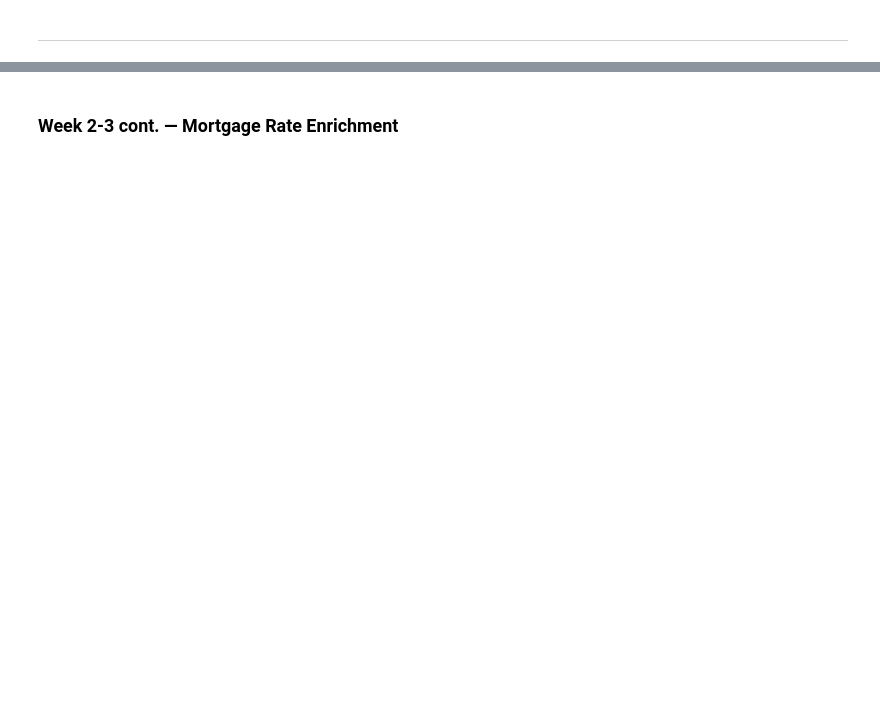
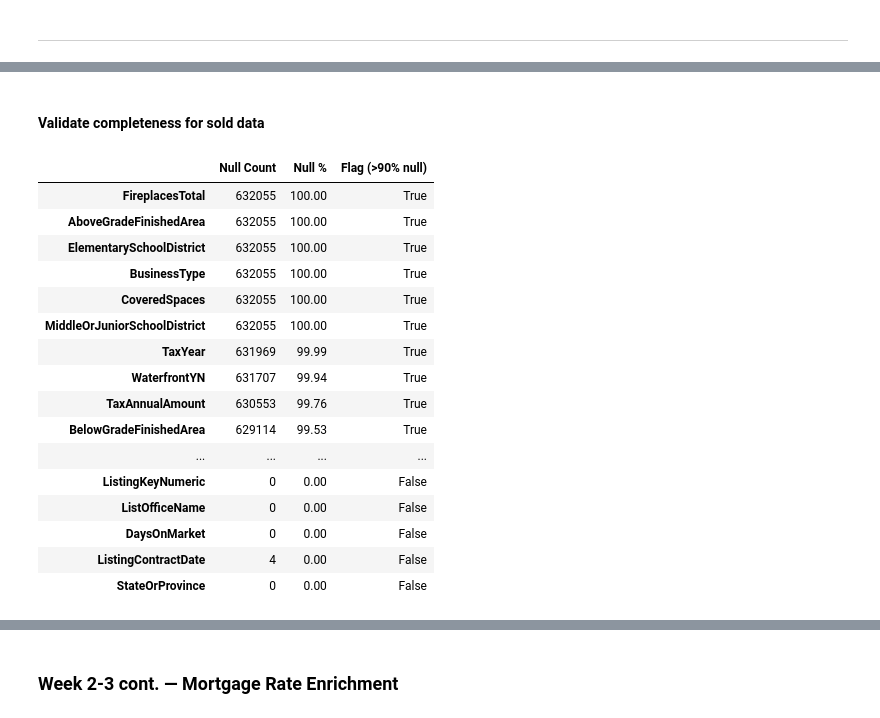
Before and after one commit to yuliLinn/IDX_YuLi, a Jupyter notebook: MLS_project_yuliLinn.ipynb, the cells around one changed output, grey strips where cells are left out. Cells and saved outputs as stored; diff of their text form; code cells hidden in the pictures; blank space fills up the shorter version.

```diff
--- a/MLS_project_yuliLinn.ipynb
+++ b/MLS_project_yuliLinn.ipynb
@@ -127,0 +150,3 @@ sold_resid.to_csv("week1_sold_resid.csv", index=False)
+# %%
+pd.set_option('display.max_columns', None)
+sold.head()
@@ -127,0 +204,32 @@ sold_resid.to_csv("week1_sold_resid.csv", index=False)
+# %%
+sold_resid = sold[sold["PropertyType"].isin(["Residential", "ResidentialLease", "ResidentialIncome"])]
+# %% [markdown]
+#### Validate completeness for sold data
+# %%
+null_report_sold = pd.DataFrame({
+    "Null Count": sold_resid.isnull().sum(),
+    "Null %": (sold_resid.isnull().sum() / len(sold_resid) * 100).round(2)
+})
+
+null_report_sold["Flag (>90% null)"] = null_report_sold["Null %"] > 90
+
+null_report_sold = null_report_sold.sort_values("Null %", ascending=False)
+null_report_sold
+# %% [output]
+|  | Null Count | Null % | Flag (>90% null) |
+| FireplacesTotal | 632055 | 100.00 | True |
+| AboveGradeFinishedArea | 632055 | 100.00 | True |
+| ElementarySchoolDistrict | 632055 | 100.00 | True |
+| BusinessType | 632055 | 100.00 | True |
+| CoveredSpaces | 632055 | 100.00 | True |
+| MiddleOrJuniorSchoolDistrict | 632055 | 100.00 | True |
+| TaxYear | 631969 | 99.99 | True |
+| WaterfrontYN | 631707 | 99.94 | True |
+| TaxAnnualAmount | 630553 | 99.76 | True |
+| BelowGradeFinishedArea | 629114 | 99.53 | True |
+| ... | ... | ... | ... |
+| ListingKeyNumeric | 0 | 0.00 | False |
+| ListOfficeName | 0 | 0.00 | False |
+| DaysOnMarket | 0 | 0.00 | False |
+| ListingContractDate | 4 | 0.00 | False |
+| StateOrProvince | 0 | 0.00 | False |
```
Also changed, not shown: parts of 29 cells of this notebook.
